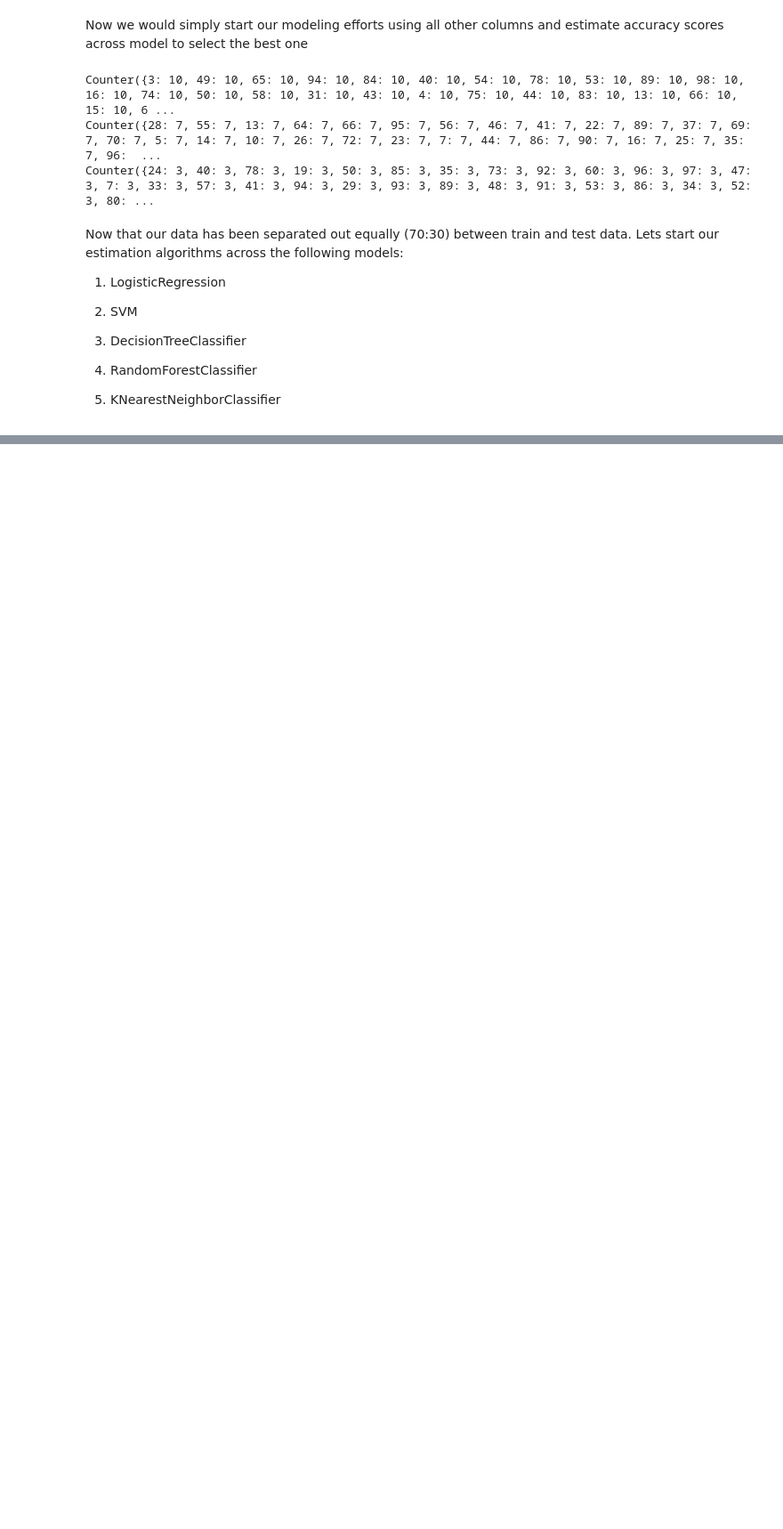
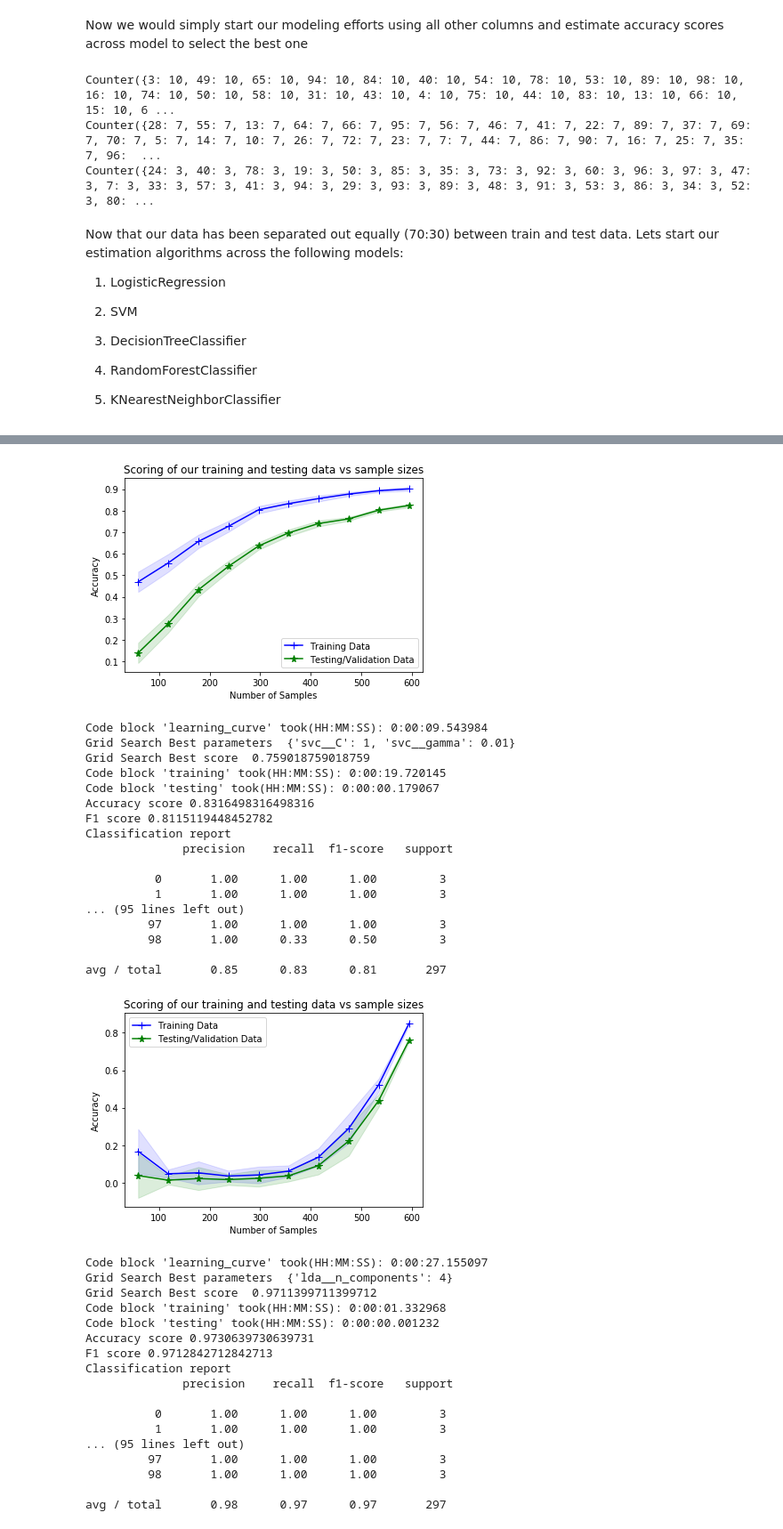
Before and after one commit to in-tandem/real-world-use-cases, a Jupyter notebook: supervised/classification/kaggle/leaf_classification/leaf_classification_kaggle_problem.ipynb, the cells around one changed output, grey strips where cells are left out. Shown at 89% size. Cells and saved outputs as stored; diff of their text form; code cells hidden in the pictures; blank space fills up the shorter version.

```diff
--- a/supervised/classification/kaggle/leaf_classification/leaf_classification_kaggle_problem.ipynb
+++ b/supervised/classification/kaggle/leaf_classification/leaf_classification_kaggle_problem.ipynb
@@ -474,2 +436,35 @@ classifier_param_grid = [
 
 ]
+# %%
+
+timer = CodeTimer(name='overalltime')
+model_metrics = {}
+
+with timer:
+    for model, model_name, model_param_grid in zip(classifiers, classifier_names, classifier_param_grid):
+
+        pipeline = Pipeline([
+
+                (model_name, model)
+        ])
+
+        result = runGridSearchAndPredict(pipeline, _x_train, _y_train, _x_test, _y_test, model_param_grid , cv = 7,score = 'accuracy')
+
+        _y_prediction = result['_y_prediction']
+
+        _matrix =  confusion_matrix(y_true = _y_test ,y_pred = _y_prediction)
+
+        model_metrics[model_name] = {}
+        model_metrics[model_name]['confusion_matrix'] = _matrix
+        model_metrics[model_name]['training_time'] = result['training_time']
+        model_metrics[model_name]['testing_time'] = result['testing_time']
+        model_metrics[model_name]['learning_curve_time'] = result['learning_curve_time']
+        model_metrics[model_name]['accuracy_score'] = result['accuracy_score']
+        model_metrics[model_name]['f1_score'] = result['f1_score']
+        model_metrics[model_name]['classes'] = encoder.inverse_transform(_y_prediction)
+
+
+
+
+print(timer.took)
+# %% [output]
@@ -475,0 +542,36 @@ classifier_param_grid = [
+[figure, added]
+Code block 'learning_curve' took(HH:MM:SS): 0:00:09.543984
+Grid Search Best parameters  {'svc__C': 1, 'svc__gamma': 0.01}
+Grid Search Best score  0.759018759018759
+Code block 'training' took(HH:MM:SS): 0:00:19.720145
+Code block 'testing' took(HH:MM:SS): 0:00:00.179067
+Accuracy score 0.8316498316498316
+F1 score 0.8115119448452782
+Classification report
+              precision    recall  f1-score   support
+
+          0       1.00      1.00      1.00         3
+          1       1.00      1.00      1.00         3
+... (95 lines left out)
+         97       1.00      1.00      1.00         3
+         98       1.00      0.33      0.50         3
+
+avg / total       0.85      0.83      0.81       297
+[figure, added]
+Code block 'learning_curve' took(HH:MM:SS): 0:00:27.155097
+Grid Search Best parameters  {'lda__n_components': 4}
+Grid Search Best score  0.9711399711399712
+Code block 'training' took(HH:MM:SS): 0:00:01.332968
+Code block 'testing' took(HH:MM:SS): 0:00:00.001232
+Accuracy score 0.9730639730639731
+F1 score 0.9712842712842713
+Classification report
+              precision    recall  f1-score   support
+
+          0       1.00      1.00      1.00         3
+          1       1.00      1.00      1.00         3
+... (95 lines left out)
+         97       1.00      1.00      1.00         3
+         98       1.00      1.00      1.00         3
+
+avg / total       0.98      0.97      0.97       297
```
Also changed, not shown: parts of 15 cells of this notebook, 1 other file.
